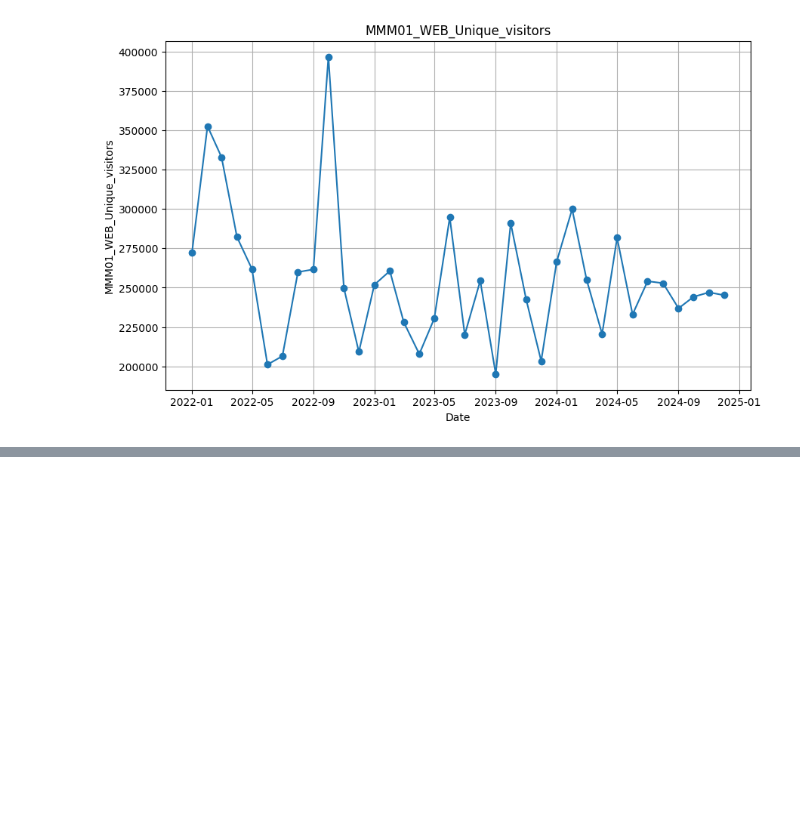
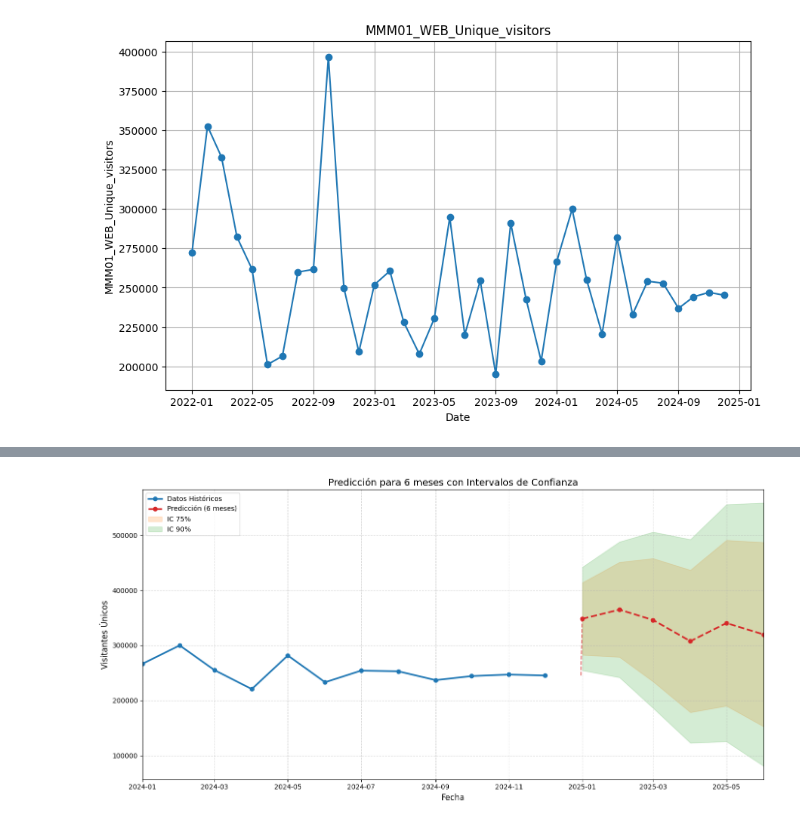
Before and after one commit to alejandromtnz/MMM, a Jupyter notebook: sarima.ipynb, the cells around one changed output, grey strips where cells are left out. Cells and saved outputs as stored; diff of their text form; code cells hidden in the pictures; blank space fills up the shorter version.

```diff
--- a/sarima.ipynb
+++ b/sarima.ipynb
@@ -1175,0 +894,97 @@ NameError: name 'sarima_predictions_12months' is not defined
+# %%
+import pandas as pd
+import matplotlib.pyplot as plt
+from statsmodels.tsa.api import SARIMAX
+import numpy as np
+
+# 1. Ajustar el modelo SARIMA
+sarima_model = SARIMAX(df['MMM01_WEB_Unique_visitors'],
+                      order=(1, 2, 2),
+                      seasonal_order=(0, 1, 1, 12))
+sarima_fit = sarima_model.fit(disp=False)
+
+# 2. Configurar predicción de 6 meses
+forecast_months = 6
+last_date = df.index[-1]
+
+# Generar fechas de predicción correctamente alineadas
+prediction_dates = pd.date_range(start=last_date + pd.DateOffset(months=1), periods=forecast_months, freq='MS')
+
+# Obtener predicción con intervalos
+forecast = sarima_fit.get_forecast(steps=forecast_months)
+predictions = pd.Series(forecast.predicted_mean.values, index=prediction_dates)
+conf_75 = pd.DataFrame(forecast.conf_int(alpha=0.25).values, index=prediction_dates, columns=['lower', 'upper'])
+conf_90 = pd.DataFrame(forecast.conf_int(alpha=0.10).values, index=prediction_dates, columns=['lower', 'upper'])
+
+# 3. Preparar datos para gráfico (últimos 12 meses históricos)
+show_last = 12
+historical_data = df['MMM01_WEB_Unique_visitors'].iloc[-show_last:]
+
+# 4. Gráfico con conexión perfecta entre meses
+plt.figure(figsize=(14, 7))
+
+# Datos históricos
+plt.plot(historical_data.index, historical_data,
+         label='Datos Históricos',
+         color='#1f77b4',
+         linewidth=2.5,
+         marker='o')
+
+# Conexión entre último dato y primera predicción
+connection_date = pd.date_range(end=prediction_dates[0], periods=2)
+plt.plot(connection_date,
+         [historical_data.iloc[-1], predictions.iloc[0]],
+         color='#d62728',
+         linestyle='--',
+         alpha=0.7)
+
+# Predicciones
+plt.plot(predictions.index, predictions,
+         label=f'Predicción ({forecast_months} meses)',
+         color='#d62728',
+         linestyle='--',
+         linewidth=2.5,
+         marker='o')
+
+# Intervalos de confianza
+plt.fill_between(predictions.index,
+                 conf_75['lower'],
+                 conf_75['upper'],
+                 color='#ff7f0e',
+                 alpha=0.2,
+                 label='IC 75%')
+
+plt.fill_between(predictions.index,
+                 conf_90['lower'],
+                 conf_90['upper'],
+                 color='#2ca02c',
+                 alpha=0.2,
+                 label='IC 90%')
+
+# Personalización del gráfico
+plt.xlabel('Fecha', fontsize=12)
+plt.ylabel('Visitantes Únicos', fontsize=12)
+plt.title(f'Predicción para {forecast_months} meses con Intervalos de Confianza', fontsize=14)
+plt.legend(fontsize=10, loc='upper left')
+plt.grid(True, linestyle='--', alpha=0.5)
+
+# Ajustar límites del eje x para mostrar transición
+plt.xlim(historical_data.index[0], predictions.index[-1])
+
+plt.tight_layout()
+plt.show()
+
+# 5. Tabla de resultados
+results_df = pd.DataFrame({
+    'Fecha': predictions.index.strftime('%Y-%m-%d'),
+    'Predicción': predictions.round(0),
+    'IC 75% Inferior': conf_75['lower'].round(0),
+    'IC 75% Superior': conf_75['upper'].round(0),
+    'IC 90% Inferior': conf_90['lower'].round(0),
+    'IC 90% Superior': conf_90['upper'].round(0)
+})
+
+print("\nDETALLE DE PREDICCIONES:")
+print(results_df.to_string(index=False))
+# %% [output]
+[figure, added]
```
Also changed, not shown: parts of 33 cells of this notebook.
